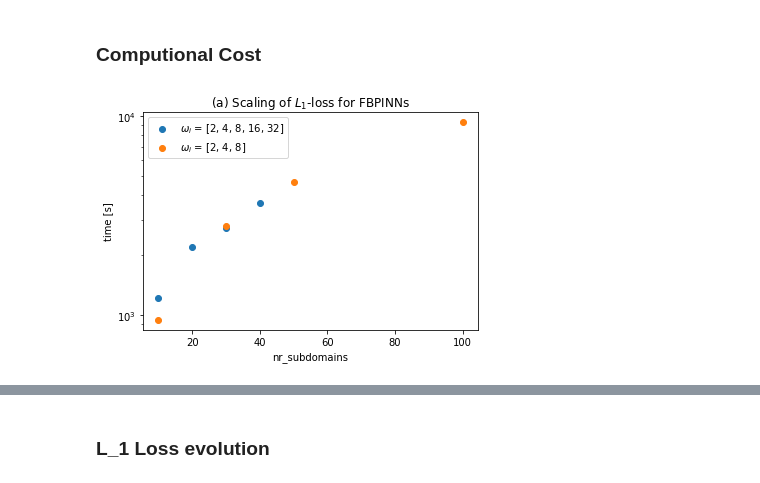
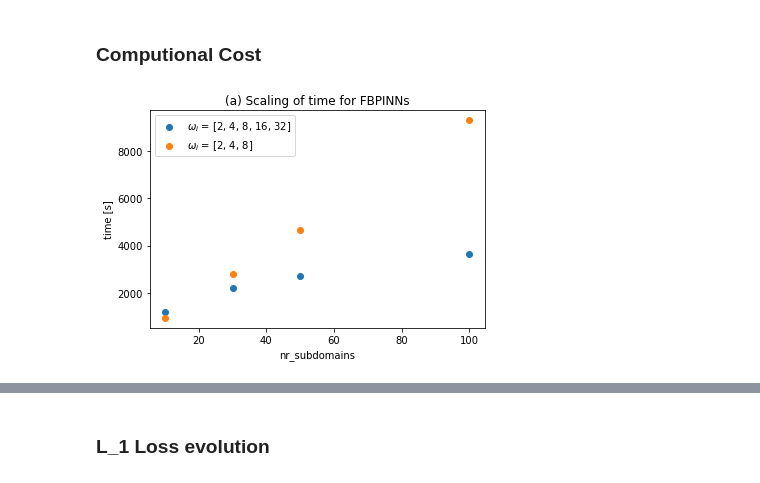
Before and after one commit to guglielmopacifico/DeepLearning, a Jupyter notebook: Task_B/Final_Version/Scale.ipynb, the cells around one changed output, grey strips where cells are left out. Cells and saved outputs as stored; diff of their text form; code cells hidden in the pictures.

Commit message:
updated scaling plots

```diff
--- a/Task_B/Final_Version/Scale.ipynb
+++ b/Task_B/Final_Version/Scale.ipynb
@@ -294,25 +294,25 @@ Loss: 0.6266560554504395
 # %%
 # [20  min  13  s, 36  min  45  s, 45  min  25  s , '60  min  39  s']
 # [15  min  45  s, 46  min  50  s,  77  min  47,  154  min  53  s]
 
 x = n_subdomains
 
 x_2 = [10,30,50,100]
 
 times_5 = [1213, 2205, 2725, 3639]
 times_3 = [945, 2810, 4667, 9293]
 
 fig = plt.figure(figsize= (6, 4))
 
 # plt.scatter(x, l1_loss_min, alpha = 1, label = r'$\omega_i$ = [2, 4, 8]')
 plt.scatter(x, times_5, alpha = 1, label = r'$\omega_i$ = [2, 4, 8, 16, 32]')
 plt.scatter(x_2, times_3, alpha = 1, label = r'$\omega_i$ = [2, 4, 8]')
 plt.legend()
-plt.title(r'(a) Scaling of $L_1$-loss for FBPINNs')
-plt.yscale('log')
+plt.title(r'(a) Scaling of time for FBPINNs')
+# plt.yscale('log')
 plt.xlabel('nr_subdomains')
 plt.ylabel(r"time [s]")
 plt.savefig("time_scatter_fbpinn.pdf")
 plt.show()
 # %% [output]
-[figure, old version]
+[figure, new version]
```
Also changed, not shown: parts of 1 cell of this notebook, 11 other files.
